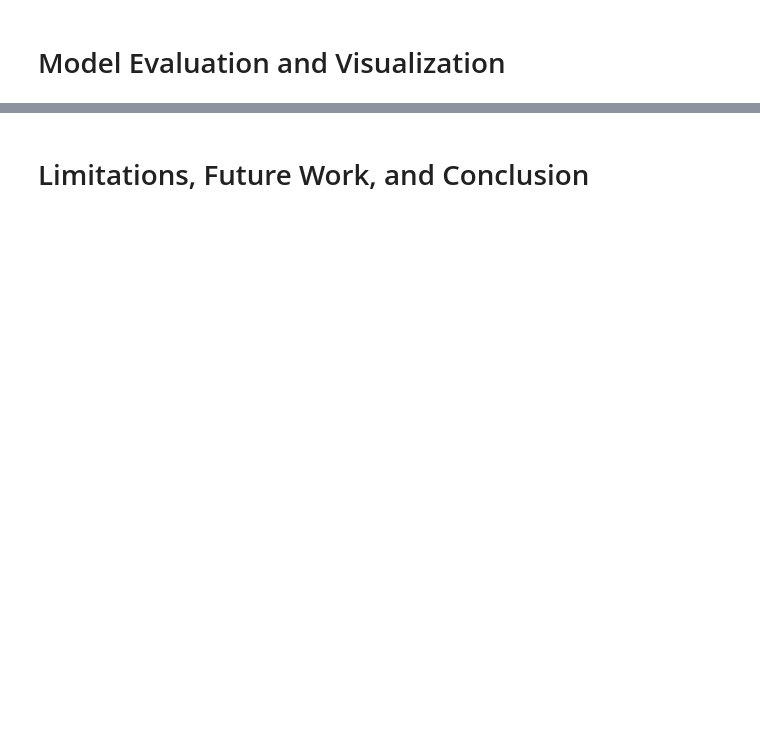
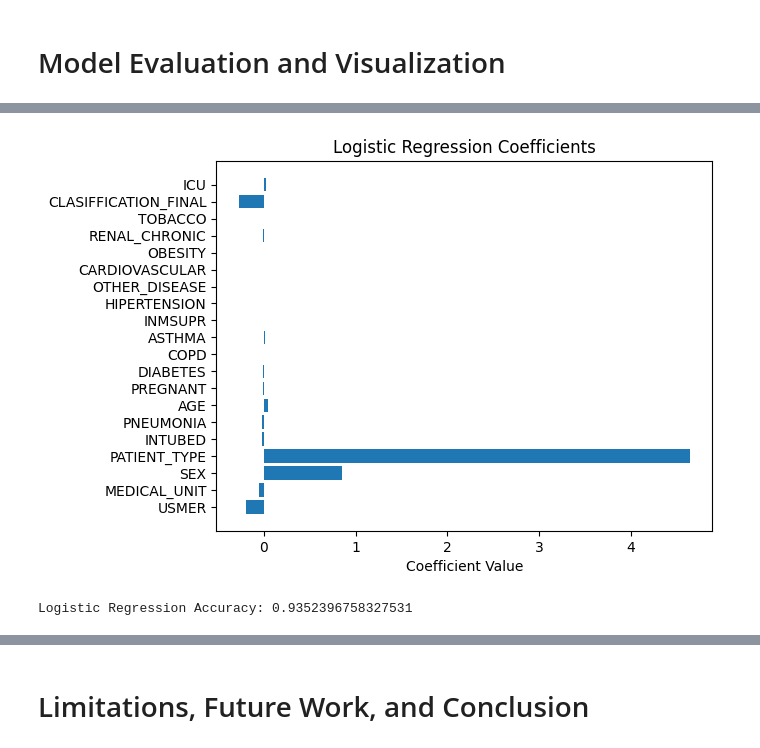
Before and after one commit to Jhatton2/dataMining_finalProject, a Jupyter notebook: covid-19.ipynb, the cells around one changed output, grey strips where cells are left out. Cells and saved outputs as stored; diff of their text form; code cells hidden in the pictures; blank space fills up the shorter version.

```diff
--- a/covid-19.ipynb
+++ b/covid-19.ipynb
@@ -231,0 +381,27 @@ The target column 'hasDied' has a very imbalanced distribution. This discovery m
+# %%
+# Show the coefficients of the logistic regression model
+lr_model_stages = lr_model.stages[-1]
+lr_coefficients = lr_model_stages.coefficients.toArray()
+
+plt.barh(range(len(lr_coefficients)), lr_coefficients)
+plt.yticks(range(len(lr_coefficients)), features)
+plt.xlabel("Coefficient Value")
+plt.title("Logistic Regression Coefficients")
+plt.show()
+# %% [output]
+[figure, added]
+# %%
+# Cross-validation for Logistic Regression
+param_grid = ParamGridBuilder().addGrid(lr.regParam, [0.1, 0.01, 0.001]).build()
+
+crossval = CrossValidator(estimator=lr_pipeline, estimatorParamMaps=param_grid, evaluator=evaluator, numFolds=3)
+
+cv_model = crossval.fit(train)
+
+cv_predictions = cv_model.transform(test)
+
+cv_accuracy = evaluator.evaluate(cv_predictions)
+
+print(f"Logistic Regression Accuracy: {cv_accuracy}")
+# %% [output]
+Logistic Regression Accuracy: 0.9352396758327531
```
Also changed, not shown: parts of 18 cells of this notebook.
